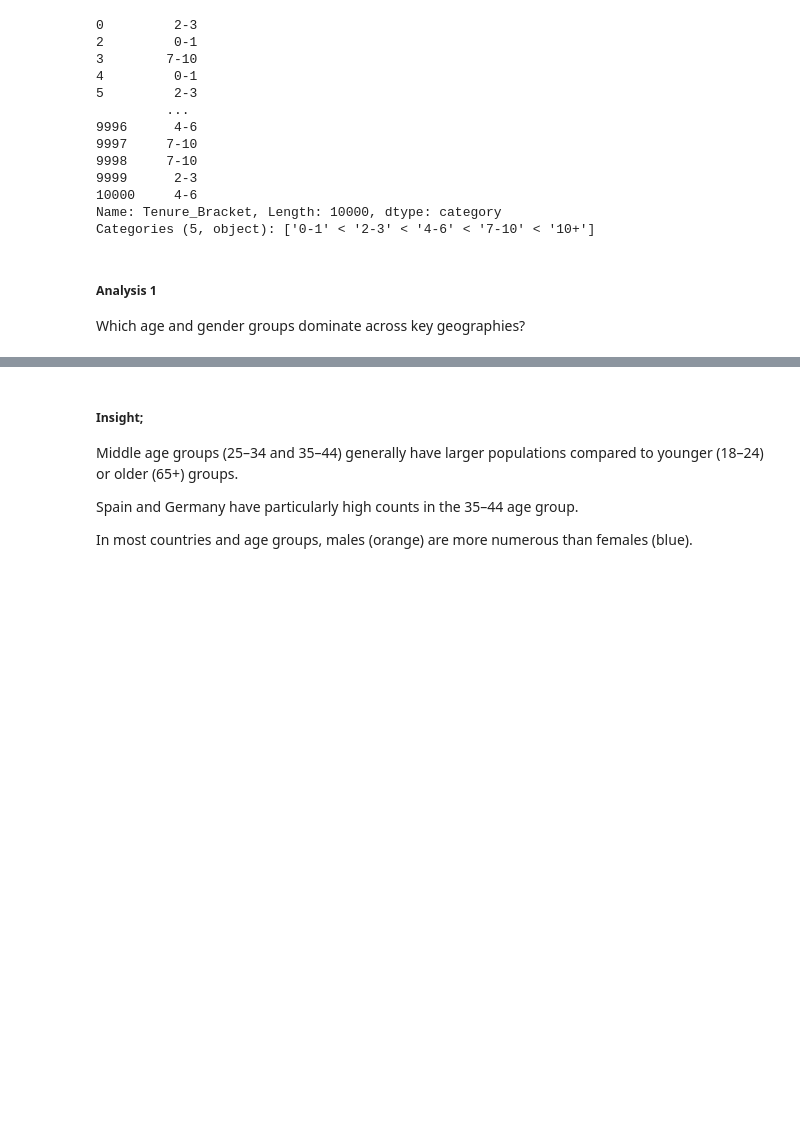
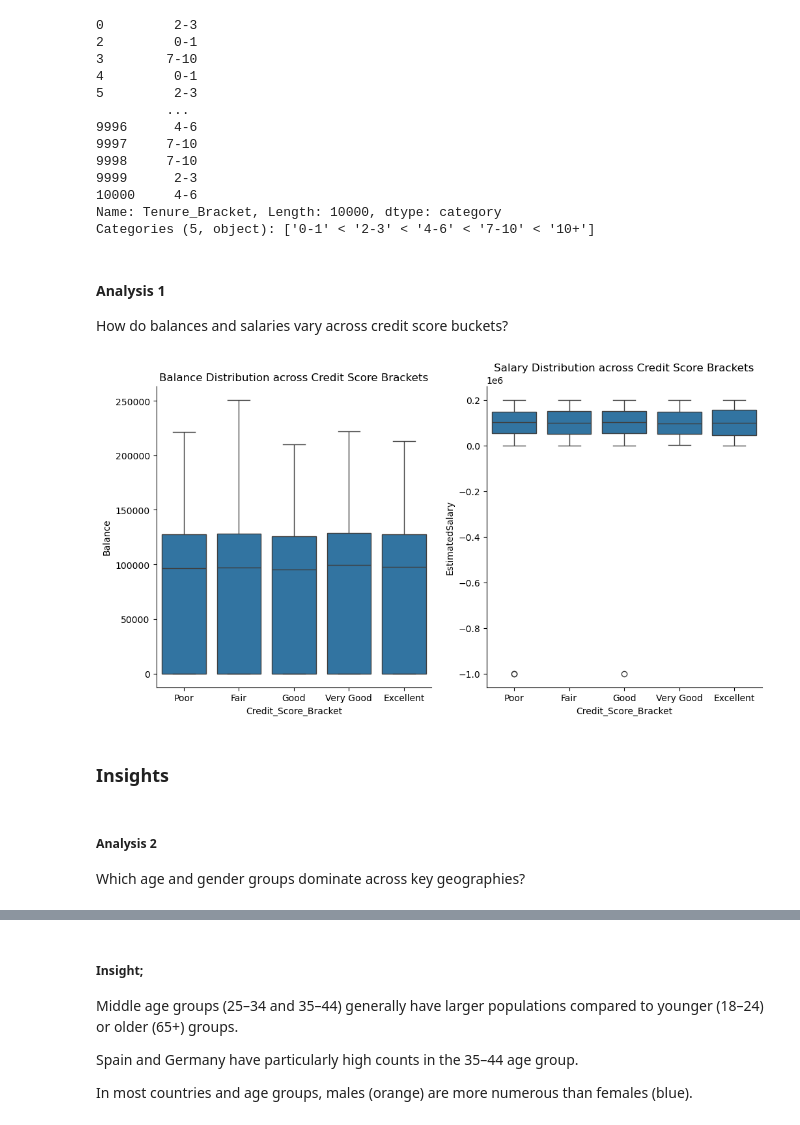
Before and after one commit to Aremo-Titilope/Bank-Customers-Analysis, a Jupyter notebook: Bank Customer Analysis.ipynb, the cells around one changed output, grey strips where cells are left out. Cells and saved outputs as stored; diff of their text form; code cells hidden in the pictures; blank space fills up the shorter version.

```diff
--- a/Bank Customer Analysis.ipynb
+++ b/Bank Customer Analysis.ipynb
@@ -463,8 +456,31 @@ comb_df['Tenure_Bracket']
 10000     4-6
 Name: Tenure_Bracket, Length: 10000, dtype: category
 Categories (5, object): ['0-1' < '2-3' < '4-6' < '7-10' < '10+']
+# %% [markdown]
+#### Analysis 1
+
+How do balances and salaries vary across credit score buckets?
+# %%
+agg = comb_df.groupby('Credit_Score_Bracket', observed=True)[['Balance', 'EstimatedSalary']].mean().reset_index()
+agg
+
+plt.figure(figsize=(12, 6))
+plt.subplot(1, 2, 1)
+sb.boxplot(data=comb_df, x='Credit_Score_Bracket', y='Balance')
+plt.title("Balance Distribution across Credit Score Brackets")
+
+
+plt.subplot(1, 2, 2)
+sb.boxplot(data=comb_df, x='Credit_Score_Bracket', y='EstimatedSalary')
+plt.title("Salary Distribution across Credit Score Brackets")
+sb.despine()
+plt.show()
+# %% [output]
+[figure, added]
+# %% [markdown]
+### Insights
 # %% [markdown]
-##### Analysis 1
+##### Analysis 2
 
 Which age and gender groups dominate across key geographies?
 # %%
```
Also changed, not shown: parts of 26 cells of this notebook, 1 other file.
